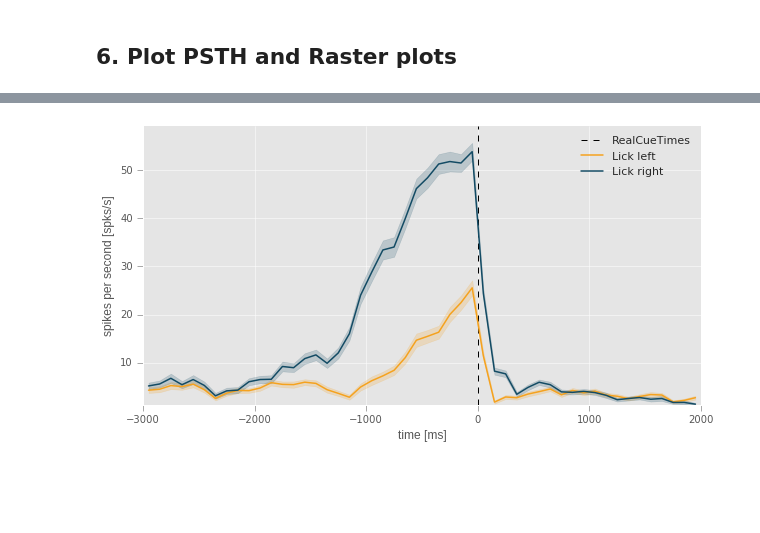
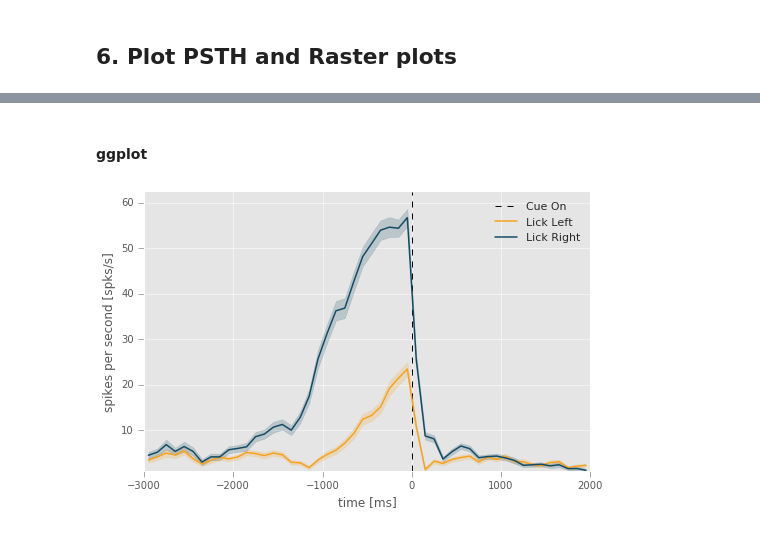
Before and after one commit to KordingLab/spykes, a Jupyter notebook: notebooks_examples/crcns_dataset_example.ipynb, the cells around one changed output, grey strips where cells are left out. Cells and saved outputs as stored; diff of their text form; code cells hidden in the pictures; blank space fills up the shorter version.

```diff
--- a/notebooks_examples/crcns_dataset_example.ipynb
+++ b/notebooks_examples/crcns_dataset_example.ipynb
@@ -4,6 +4,8 @@ warnings.filterwarnings('ignore')
 
 %matplotlib inline
 import matplotlib.pyplot as plt
+plt.style.use('seaborn-ticks')
+
 import numpy as np
 import pandas as pd
 # %%
@@ -109,6 +114,0 @@ features.head()
-# %%
-events_var = ['RealCueTimes']#, 'trial_id']
-features_var = ['GoodTrials', 'response', 'correct']#, 'trial_id']
-#data_df = pd.merge(events[events_var], features[features_var], on='trial_id')
-data_df = pd.concat([events[events_var], features[features_var]], axis=1)
-data_df.head(10)
@@ -127,2 +117,8 @@ data_df.head(10)
+# %%
+# isolate trials of interest
+trials_df = data_df[(
+                    (data_df['GoodTrials']==True) &
+                    (data_df['correct']==True)
+                    )]
 # %% [markdown]
  ## 6. Plot PSTH and Raster plots
@@ -128,0 +127,11 @@ data_df.head(10)
+# %%
+event = 'RealCueTimes'
+conditions='response'
+window = [-3000,2000]
+
+rasters_fig2b1 = neuron.get_raster(event=event,
+                                   conditions=conditions,
+                                   df=trials_df,
+                                   window=window,
+                                   binsize=20,
+                                   sort=True);
@@ -173,14 +200,17 @@ plt.show()
+# %% [markdown]
+#### ggplot
 # %%
 plt.style.use('ggplot')
 
-plt.figure(figsize=(10,5))
-neuron.get_psth(event='RealCueTimes',
-                data = data_df,
-                conditions = 'response',
+plt.figure(figsize=(8,5))
+neuron.get_psth(event=event,
+                conditions=conditions,
+                df=trials_df,
+                event_name='Cue On',
                 window=window,
-                binsize=100,
-                plot=True);
+                conditions_names=['Lick Left', 'Lick Right'],
+                binsize=100);
 plt.title('')
 plt.show()
 # %% [output]
-[figure, old version]
+[figure, new version]
```
Also changed, not shown: parts of 12 cells of this notebook, 3 other files.
